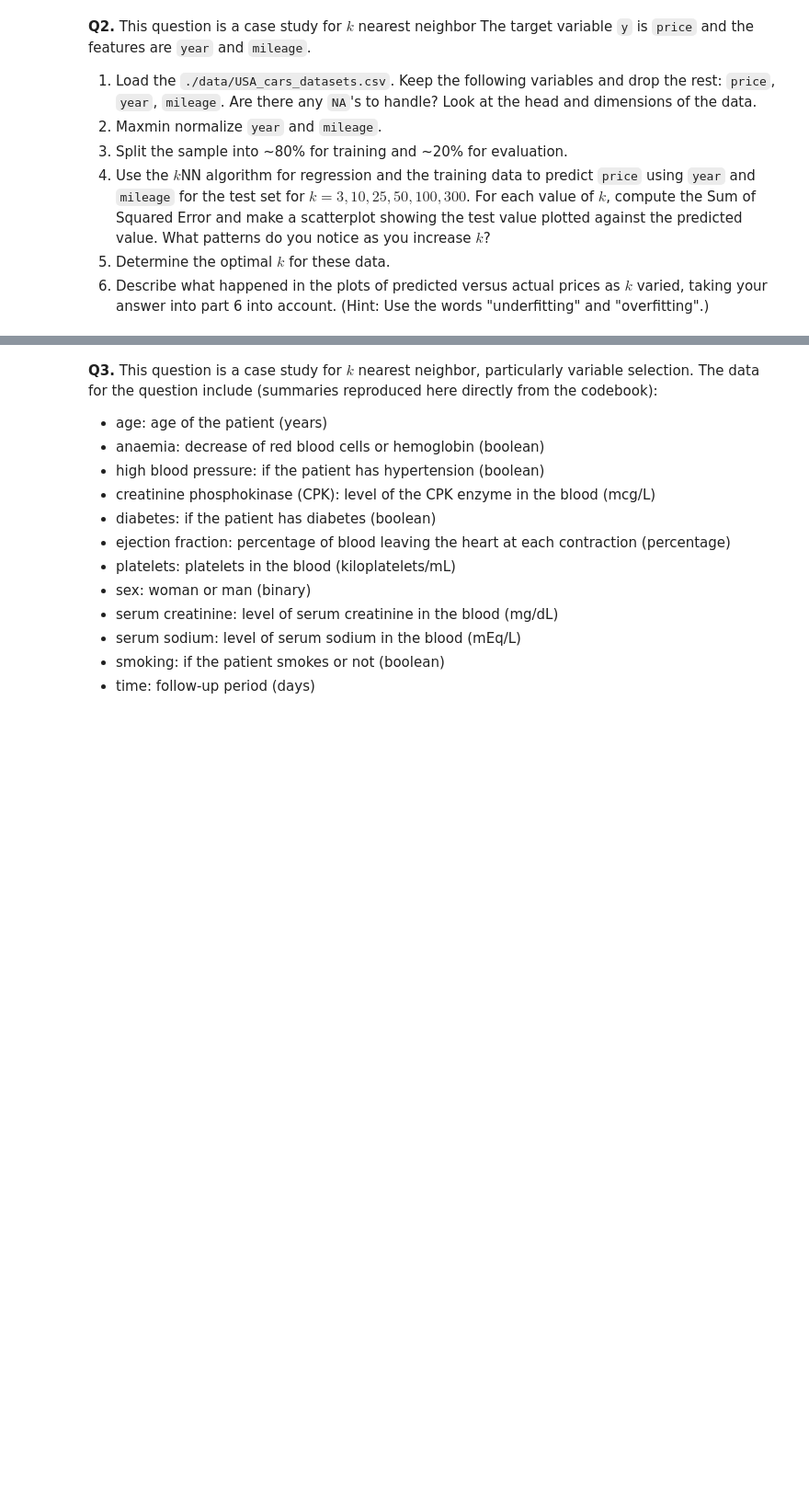
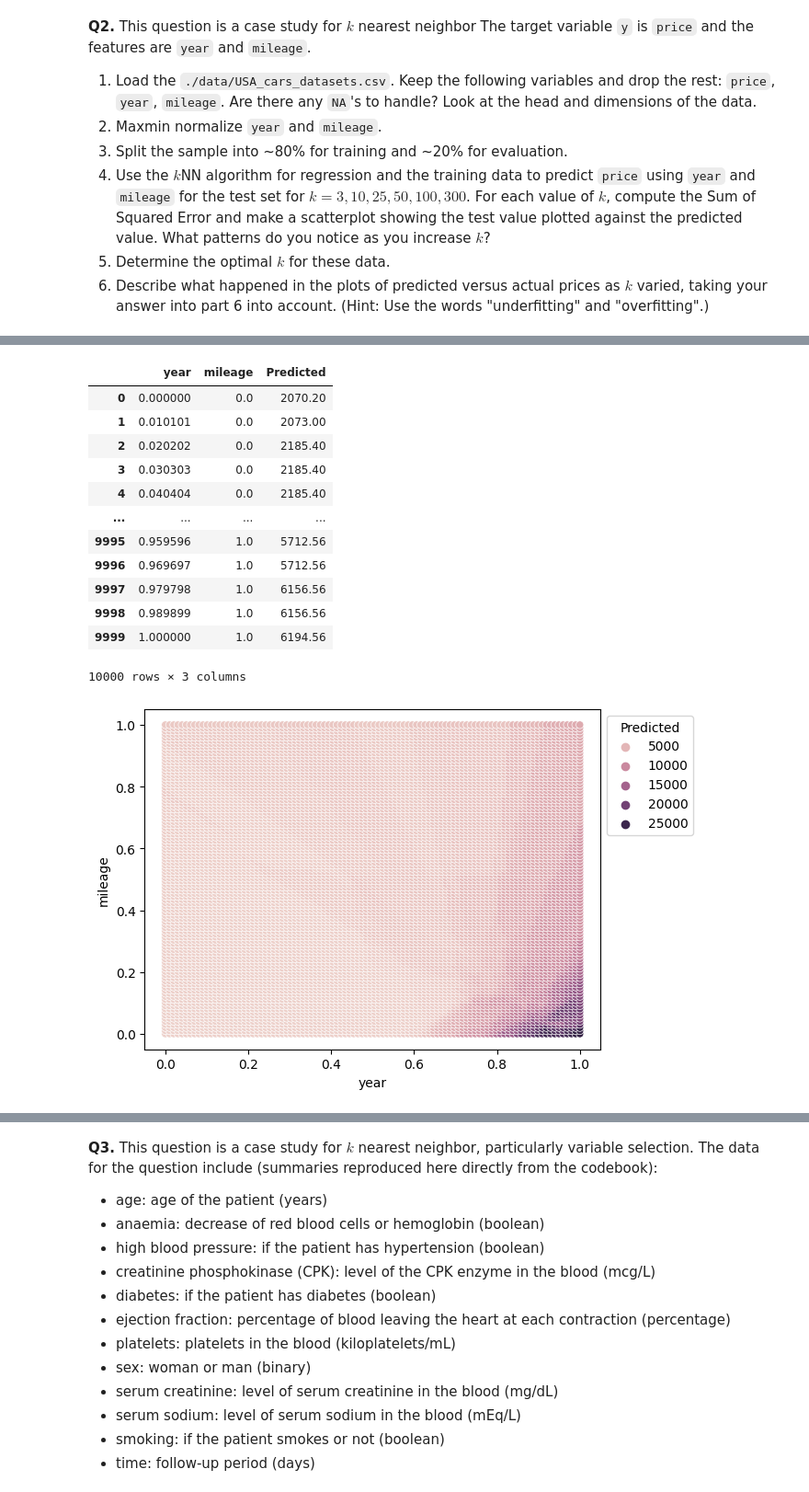
Before and after one commit to Monty-2003/assignment3, a Jupyter notebook: assignment_knn_and_kmc.ipynb, the cells around one changed output, grey strips where cells are left out. Shown at 92% size. Saved outputs shown, nothing was run; the diff lists cells and outputs as text; code cells hidden in the pictures; blank space fills up the shorter version.

```diff
--- a/assignment_knn_and_kmc.ipynb
+++ b/assignment_knn_and_kmc.ipynb
@@ -217,0 +323,18 @@ pd.crosstab(x_hat_male['Predicted'], y)
+# %%
+# 25 Nearest Neighbors
+plot_regression(X_test, y_test, k=25)
+# %% [output]
+|  | year | mileage | Predicted |
+| 0 | 0.000000 | 0.0 | 2070.20 |
+| 1 | 0.010101 | 0.0 | 2073.00 |
+| 2 | 0.020202 | 0.0 | 2185.40 |
+| 3 | 0.030303 | 0.0 | 2185.40 |
+| 4 | 0.040404 | 0.0 | 2185.40 |
+| ... | ... | ... | ... |
+| 9995 | 0.959596 | 1.0 | 5712.56 |
+| 9996 | 0.969697 | 1.0 | 5712.56 |
+| 9997 | 0.979798 | 1.0 | 6156.56 |
+| 9998 | 0.989899 | 1.0 | 6156.56 |
+| 9999 | 1.000000 | 1.0 | 6194.56 |
+10000 rows × 3 columns
+[figure, added]
```
Also changed, not shown: parts of 11 cells of this notebook.
